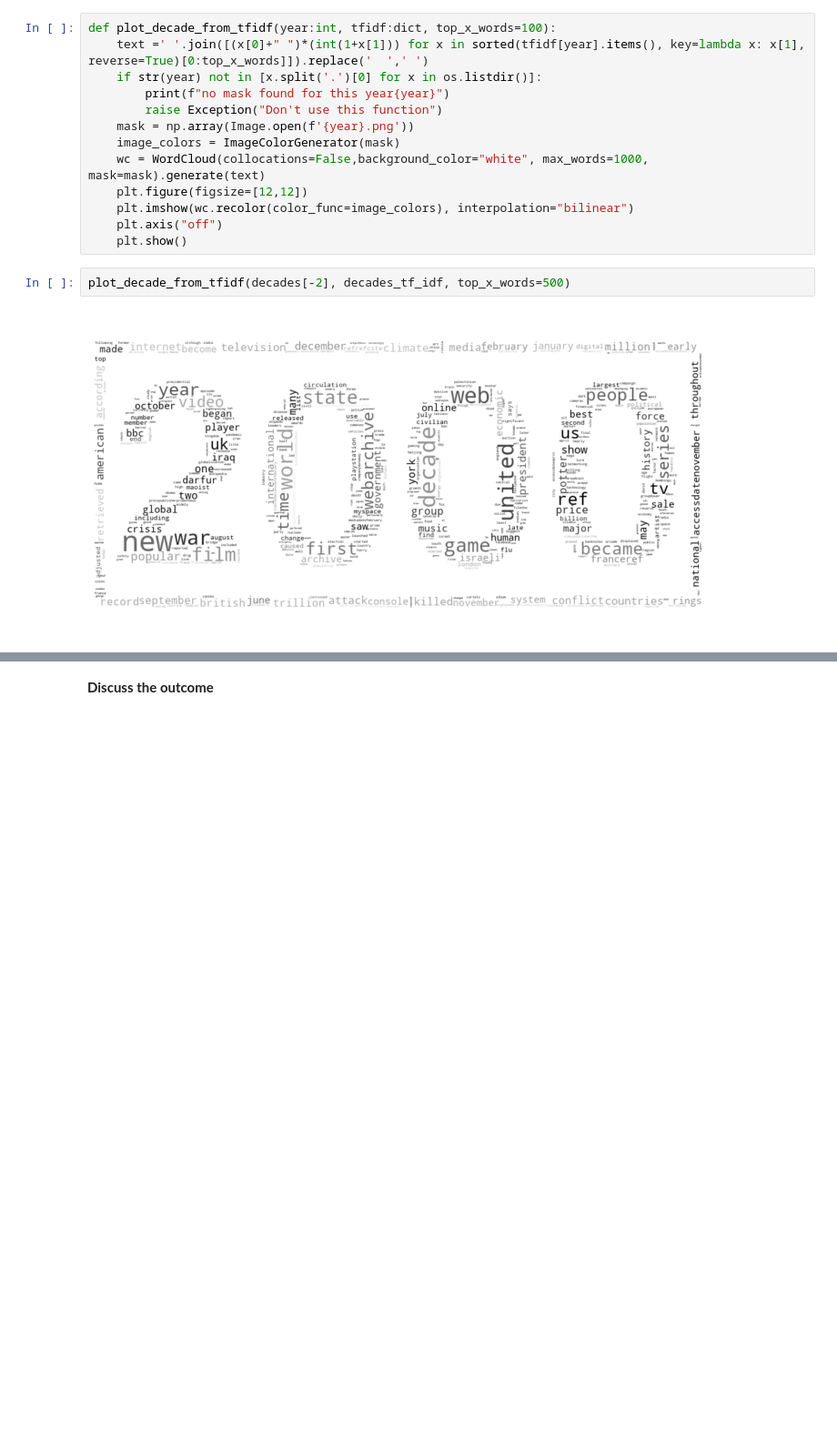
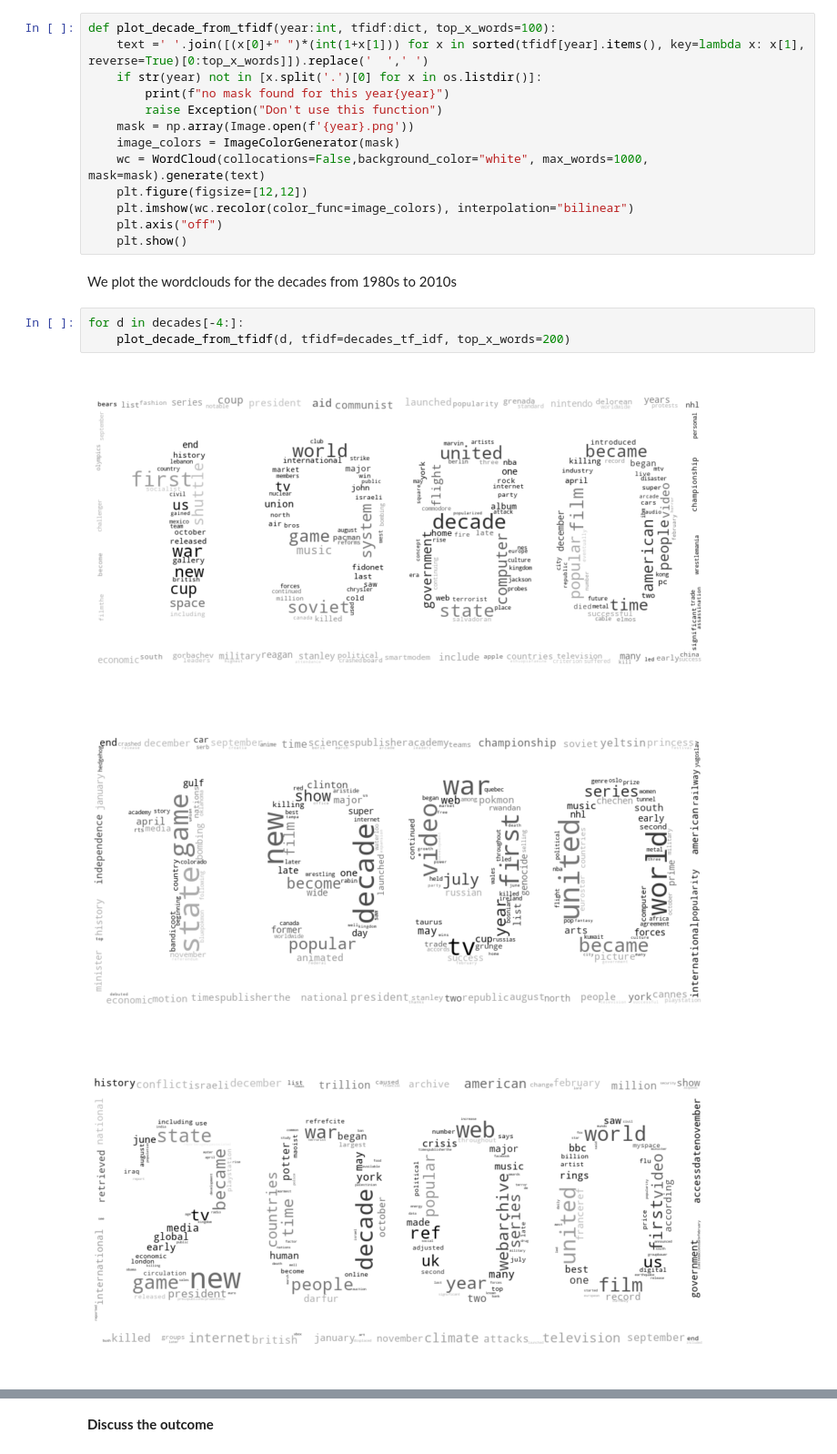
Before and after one commit to GSHDK/Social-Graphs-and-Interactions, a Jupyter notebook: Project assignment B-Wikipedia.ipynb, the cells around one changed output, grey strips where cells are left out. Shown: that part at 91% size. Cells and saved outputs as stored; diff of their text form; blank space fills up the shorter version.

```diff
--- a/Project assignment B-Wikipedia.ipynb
+++ b/Project assignment B-Wikipedia.ipynb
@@ -298,7 +266,12 @@ def plot_decade_from_tfidf(year:int, tfidf:dict, top_x_words=100):
     plt.imshow(wc.recolor(color_func=image_colors), interpolation="bilinear")
     plt.axis("off")
     plt.show()
-# %%
-plot_decade_from_tfidf(decades[-2], decades_tf_idf, top_x_words=500)
-# %% [output]
-[figure, removed]
+# %% [markdown]
+We plot the wordclouds for the decades from 1980s to 2010s
+# %%
+for d in decades[-4:]:
+    plot_decade_from_tfidf(d, tfidf=decades_tf_idf, top_x_words=200)
+# %% [output]
+[figure, added]
+[figure, added]
+[figure, added]
```
Also changed, not shown: parts of 16 cells of this notebook, 3 other files.
